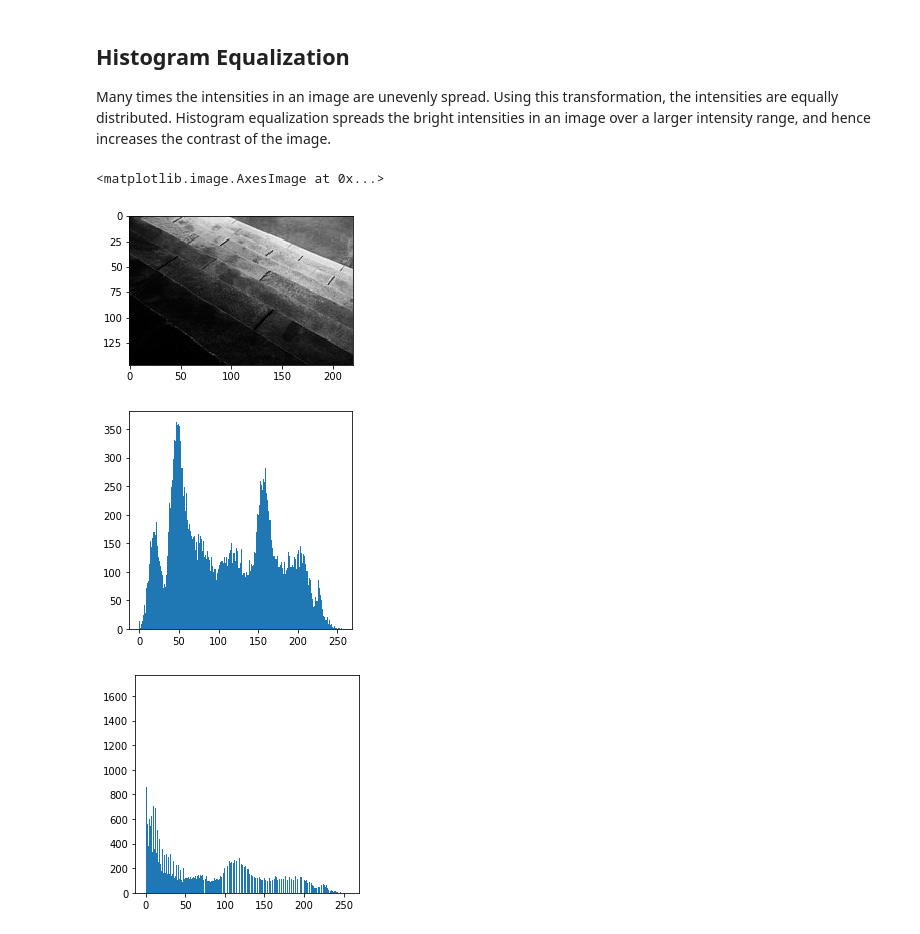
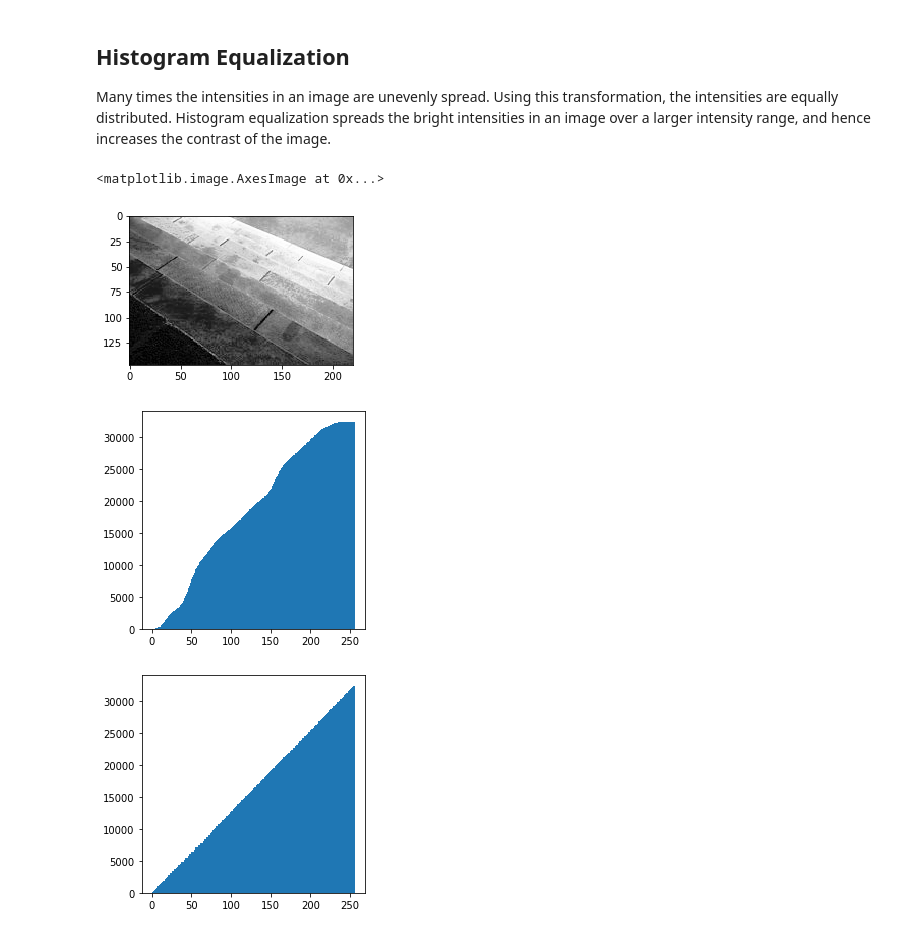
Before and after one commit to mkd1997/Visual-Recognition-Tutorial, a Jupyter notebook: Assignments/Image Enhancement/Image Enhancement.ipynb, the cells around one changed output. Saved outputs shown, nothing was run; the diff lists cells and outputs as text; code cells hidden in the pictures.

```diff
--- a/Assignments/Image Enhancement/Image Enhancement.ipynb
+++ b/Assignments/Image Enhancement/Image Enhancement.ipynb
@@ -57,24 +57,24 @@ for i in range(256):
 
 for i in range(orig_image.shape[0]):
     for j in range(orig_image.shape[1]):
-        hist_eq_op[i][j] = orig_image[i][j] * cumulative_prop[orig_image[i][j]]
+        hist_eq_op[i][j] = 255 * cumulative_prop[orig_image[i][j]]
 
 plt.figure(figsize=(4,4))
 plt.imshow(hist_eq_op, cmap="gray")
 # %% [output]
 <matplotlib.image.AxesImage at 0x...>
-[figure, old version]
+[figure, new version]
 # %%
 # plot histogram of original image
 plt.figure(figsize=(4,4))
-plt.hist(orig_image.ravel(),256,[0,256])
+plt.hist(orig_image.ravel(),256,[0,256], cumulative=True)
 plt.show()
 # %% [output]
-[figure, old version]
+[figure, new version]
 # %%
 # plot histogram of output image
 plt.figure(figsize=(4,4))
-plt.hist(hist_eq_op.ravel(),256,[0,256])
+plt.hist(hist_eq_op.ravel(),256,[0,256], cumulative=True)
 plt.show()
 # %% [output]
-[figure, old version]
+[figure, new version]
```
